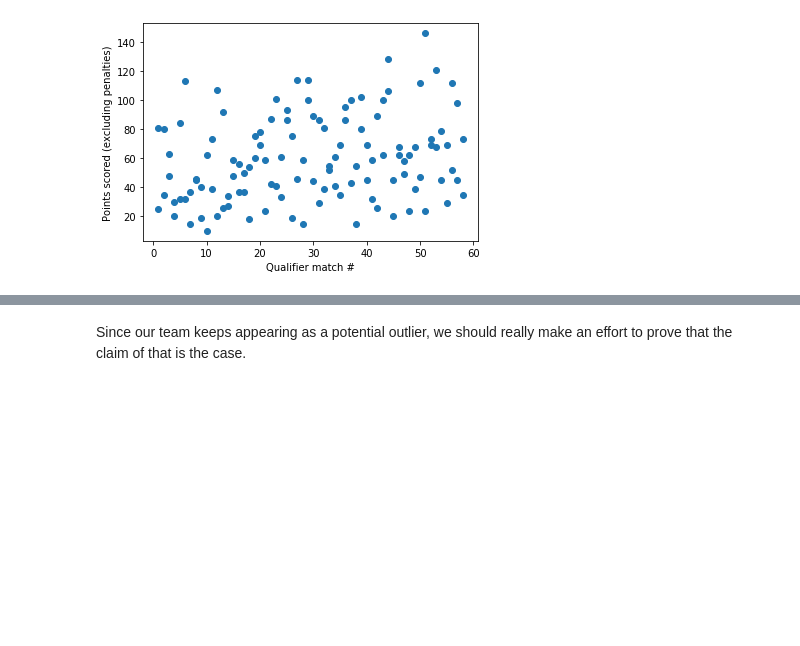
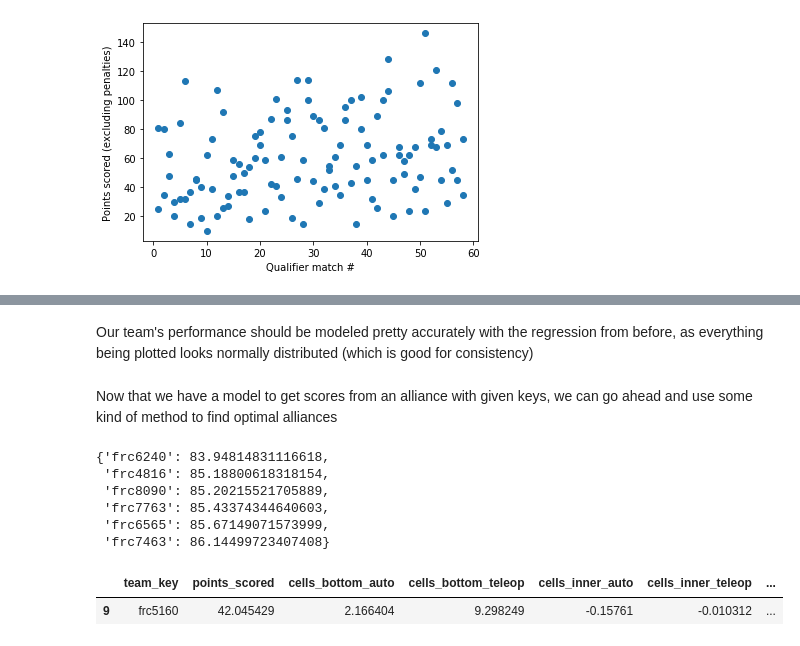
Before and after one commit to morzack/Sakurajima-Scouting, a Jupyter notebook: 2020-ncwak.ipynb, the cells around one changed output, grey strips where cells are left out. Saved outputs shown, nothing was run; the diff lists cells and outputs as text; code cells hidden in the pictures; blank space fills up the shorter version.

```diff
--- a/2020-ncwak.ipynb
+++ b/2020-ncwak.ipynb
@@ -325,2 +90,2 @@ sns.jointplot('cells_bottom_teleop', 'mean_score', data=team_component_opr_data,
-# %% [markdown]
-Since our team keeps appearing as a potential outlier, we should really make an effort to prove that the claim of that is the case.
+# %% [markdown]
+Our team's performance should be modeled pretty accurately with the regression from before, as everything being plotted looks normally distributed (which is good for consistency)
@@ -326,0 +103,44 @@ Since our team keeps appearing as a potential outlier, we should really make an
+# %% [markdown]
+Now that we have a model to get scores from an alliance with given keys, we can go ahead and use some kind of method to find optimal alliances
+# %%
+teams_available = [
+    'frc6565',
+    'frc7763',
+    'frc8090',
+    'frc6240',
+    'frc4816',
+    'frc7463'
+]
+alliance = ['frc5160', 'frc5511']
+
+# optimize an alliance given the captain
+# O(n^2)
+choices = {}
+# why code for the general case when there's only two ;)
+if len(alliance) == 1:
+    for first_pick in teams_available:
+        for second_pick in teams_available:
+            if first_pick != second_pick and first_pick != captain and second_pick != captain:
+                picks = (first_pick, second_pick)
+                predicted_score = predict_alliance(alliance + [first_pick, second_pick])
+                choices[picks] = predicted_score
+elif len(alliance) == 2:
+    for first_pick in teams_available:
+        if first_pick != captain:
+            picks = (first_pick)
+            predicted_score = predict_alliance(alliance + [first_pick])
+            choices[picks] = predicted_score
+choices = {k: v for k, v in sorted(choices.items(), key=lambda x: x[1])}
+choices
+# %% [output]
+{'frc6240': 83.94814831116618,
+ 'frc4816': 85.18800618318154,
+ 'frc8090': 85.20215521705889,
+ 'frc7763': 85.43374344640603,
+ 'frc6565': 85.67149071573999,
+ 'frc7463': 86.14499723407408}
+# %%
+team_component_opr_wak.loc[team_component_opr_wak['team_key'] == 'frc5160']
+# %% [output]
+|  | team_key | points_scored | cells_bottom_auto | cells_bottom_teleop | cells_inner_auto | cells_inner_teleop | ... |
+| 9 | frc5160 | 42.045429 | 2.166404 | 9.298249 | -0.15761 | -0.010312 | ... |
```
Also changed, not shown: parts of 20 cells of this notebook, 2 other files.
